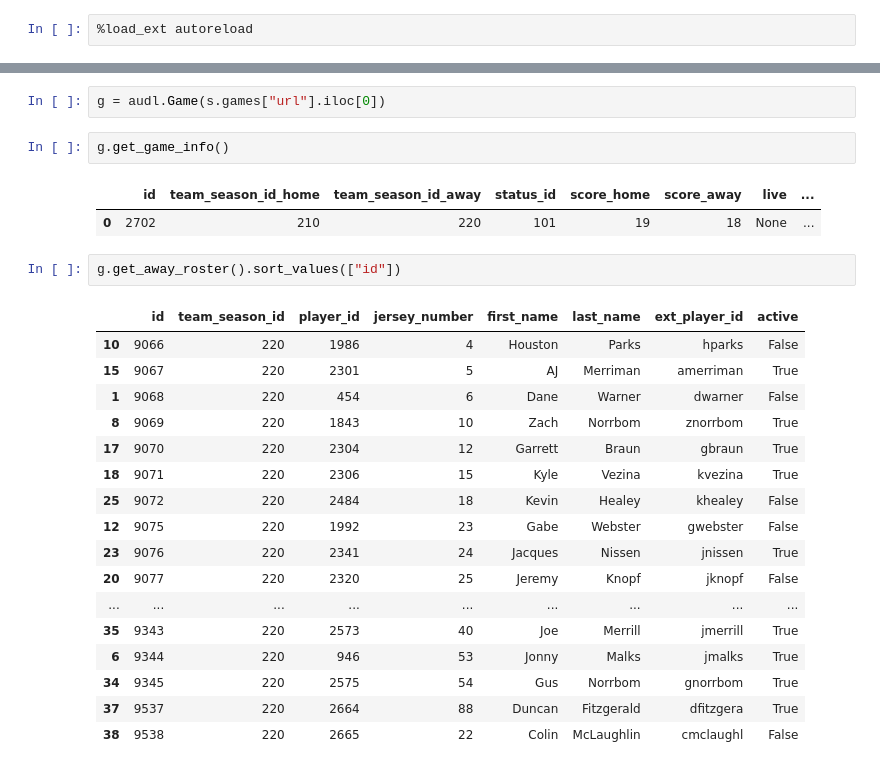
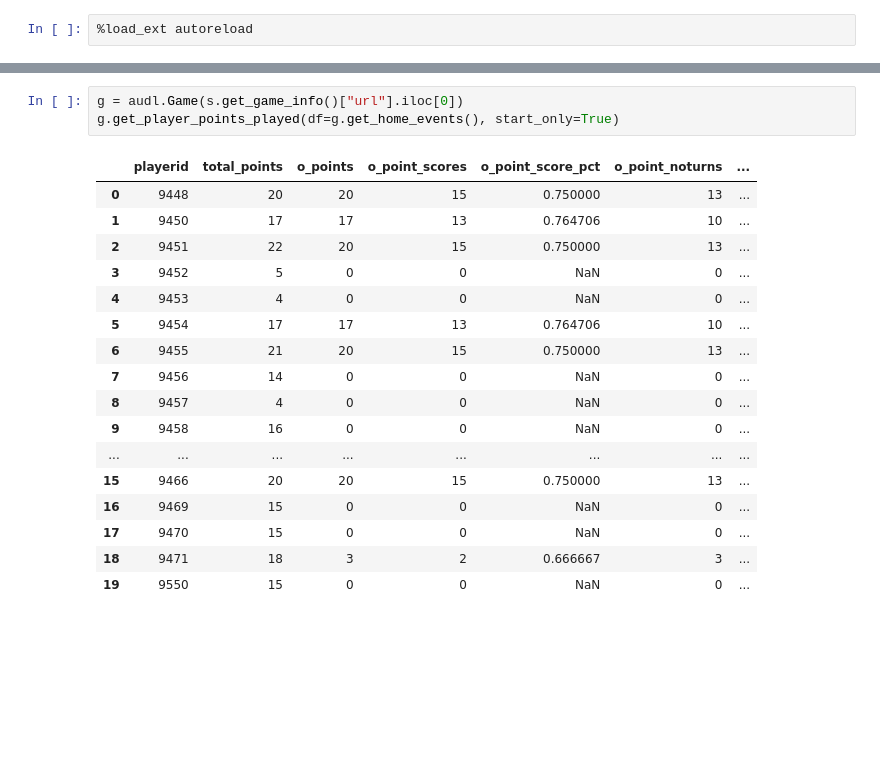
Before and after one commit to JohnLithio/AUDL-Advanced-Stats, a Jupyter notebook: Exploration.ipynb, the cells around one changed output, grey strips where cells are left out. Cells and saved outputs as stored; diff of their text form; blank space fills up the shorter version.

```diff
--- a/Exploration.ipynb
+++ b/Exploration.ipynb
@@ -28,27 +59,21 @@ s.get_games(override=False).iloc[:10]#["url"].values
 # %%
-g = audl.Game(s.games["url"].iloc[0])
+g = audl.Game(s.get_game_info()["url"].iloc[0])
+g.get_player_points_played(df=g.get_home_events(), start_only=True)
+# %% [output]
+|  | playerid | total_points | o_points | o_point_scores | o_point_score_pct | o_point_noturns | ... |
+| 0 | 9448 | 20 | 20 | 15 | 0.750000 | 13 | ... |
+| 1 | 9450 | 17 | 17 | 13 | 0.764706 | 10 | ... |
+| 2 | 9451 | 22 | 20 | 15 | 0.750000 | 13 | ... |
+| 3 | 9452 | 5 | 0 | 0 | NaN | 0 | ... |
+| 4 | 9453 | 4 | 0 | 0 | NaN | 0 | ... |
+| 5 | 9454 | 17 | 17 | 13 | 0.764706 | 10 | ... |
+| 6 | 9455 | 21 | 20 | 15 | 0.750000 | 13 | ... |
+| 7 | 9456 | 14 | 0 | 0 | NaN | 0 | ... |
+| 8 | 9457 | 4 | 0 | 0 | NaN | 0 | ... |
+| 9 | 9458 | 16 | 0 | 0 | NaN | 0 | ... |
+| ... | ... | ... | ... | ... | ... | ... | ... |
+| 15 | 9466 | 20 | 20 | 15 | 0.750000 | 13 | ... |
+| 16 | 9469 | 15 | 0 | 0 | NaN | 0 | ... |
+| 17 | 9470 | 15 | 0 | 0 | NaN | 0 | ... |
+| 18 | 9471 | 18 | 3 | 2 | 0.666667 | 3 | ... |
+| 19 | 9550 | 15 | 0 | 0 | NaN | 0 | ... |
-# %%
-g.get_game_info()
-# %% [output]
-|  | id | team_season_id_home | team_season_id_away | status_id | score_home | score_away | live | ... |
-| 0 | 2702 | 210 | 220 | 101 | 19 | 18 | None | ... |
-# %%
-g.get_away_roster().sort_values(["id"])
-# %% [output]
-|  | id | team_season_id | player_id | jersey_number | first_name | last_name | ext_player_id | active |
-| 10 | 9066 | 220 | 1986 | 4 | Houston | Parks | hparks | False |
-| 15 | 9067 | 220 | 2301 | 5 | AJ | Merriman | amerriman | True |
-| 1 | 9068 | 220 | 454 | 6 | Dane | Warner | dwarner | False |
-| 8 | 9069 | 220 | 1843 | 10 | Zach | Norrbom | znorrbom | True |
-| 17 | 9070 | 220 | 2304 | 12 | Garrett | Braun | gbraun | True |
-| 18 | 9071 | 220 | 2306 | 15 | Kyle | Vezina | kvezina | True |
-| 25 | 9072 | 220 | 2484 | 18 | Kevin | Healey | khealey | False |
-| 12 | 9075 | 220 | 1992 | 23 | Gabe | Webster | gwebster | False |
-| 23 | 9076 | 220 | 2341 | 24 | Jacques | Nissen | jnissen | True |
-| 20 | 9077 | 220 | 2320 | 25 | Jeremy | Knopf | jknopf | False |
-| ... | ... | ... | ... | ... | ... | ... | ... | ... |
-| 35 | 9343 | 220 | 2573 | 40 | Joe | Merrill | jmerrill | True |
-| 6 | 9344 | 220 | 946 | 53 | Jonny | Malks | jmalks | True |
-| 34 | 9345 | 220 | 2575 | 54 | Gus | Norrbom | gnorrbom | True |
-| 37 | 9537 | 220 | 2664 | 88 | Duncan | Fitzgerald | dfitzgera | True |
-| 38 | 9538 | 220 | 2665 | 22 | Colin | McLaughlin | cmclaughl | False |
```
Also changed, not shown: parts of 16 cells of this notebook.
